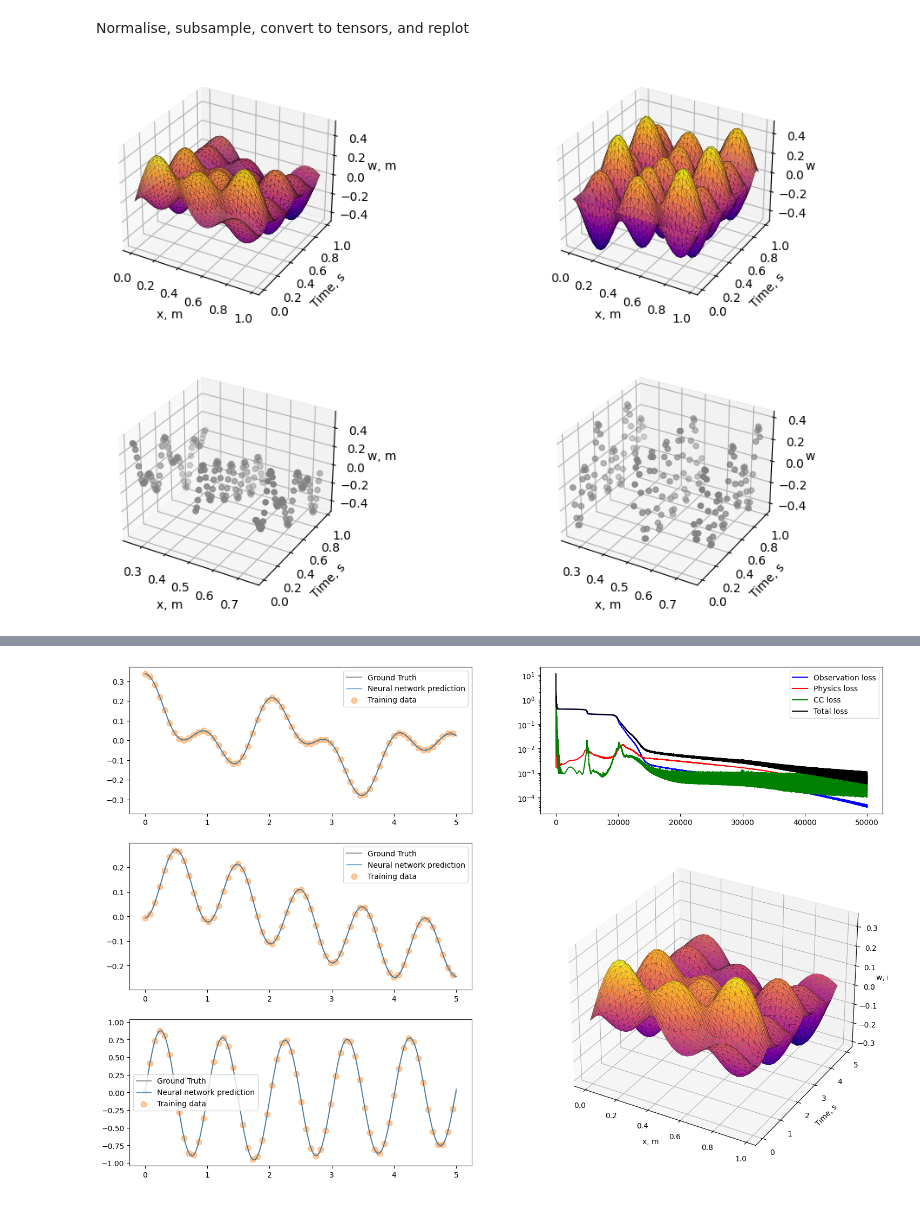
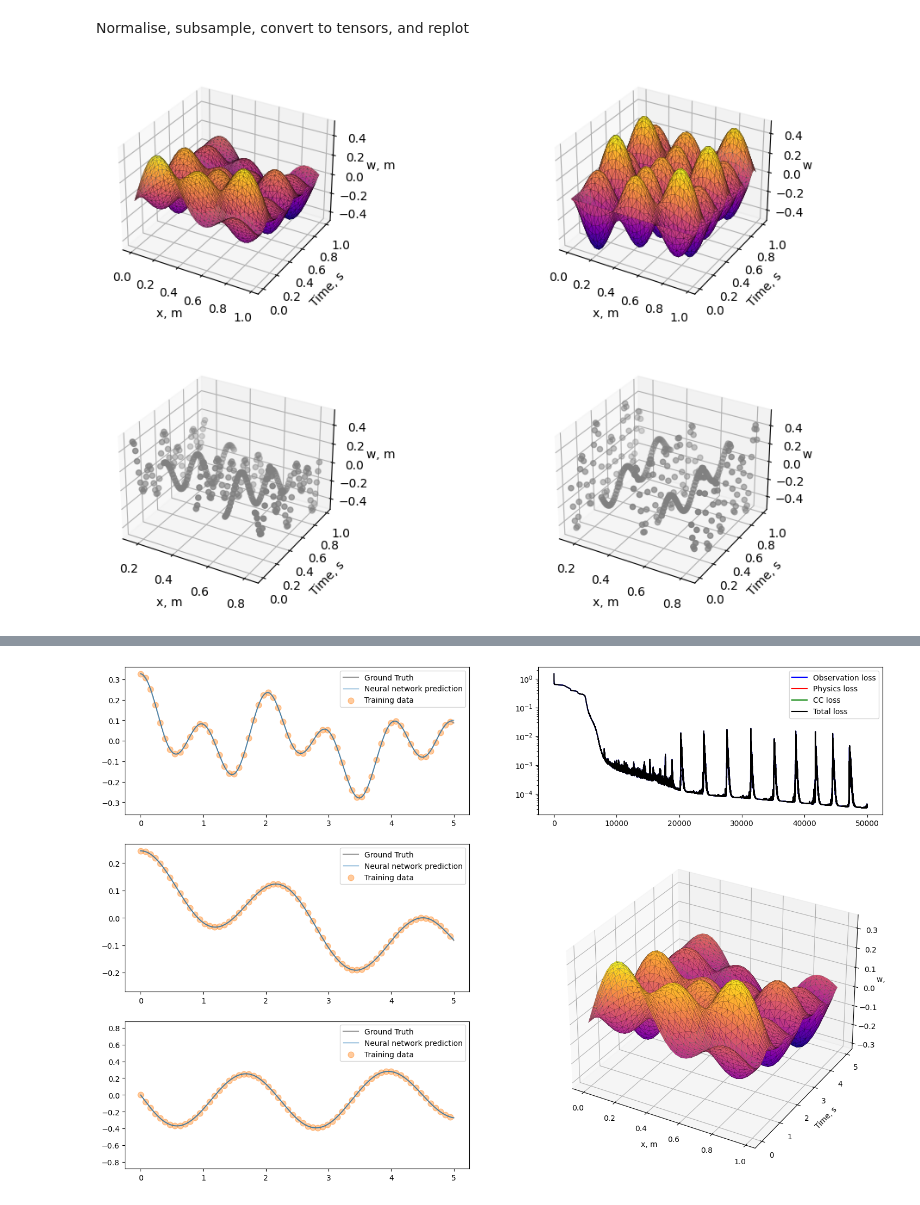
Before and after one commit to MarcusHA94/structural-dynamics-pinns, a Jupyter notebook: beam_instance/beam_instance.ipynb, the cells around one changed output, grey strips where cells are left out. Drawn from its saved outputs; the diff is of its cells as text; code cells hidden in the pictures.

```diff
--- a/beam_instance/beam_instance.ipynb
+++ b/beam_instance/beam_instance.ipynb
@@ -122,7 +119,7 @@ plot_vib_surface(axs[1], xx, t_span, wwd, 2)
 # %% [output]
 [figure]
 # %%
-n_sens = 3
+n_sens = 5
 sens_distance = xx[-1]/(n_sens+1)  # distance between sensors
 s_locs = np.arange(sens_distance, xx[-1], sens_distance)  # target location of sensors
 s_ids = [np.argmin(np.abs(xx - s_locs[i])) for i in range(n_sens)]
@@ -167,7 +164,7 @@ plot_vib_surface(axs[0,1], x_hat, t_hat, wd_hat_gt, 2)
 plot_vib_scatter(axs[1,0], np.tile(x_data.reshape(1,-1), (t_data.shape[0], 1)), np.tile(t_data.reshape(-1,1), (1, x_data.shape[0])), w_data)
 plot_vib_scatter(axs[1,1], np.tile(x_data.reshape(1,-1), (t_data.shape[0], 1)), np.tile(t_data.reshape(-1,1), (1, x_data.shape[0])), wd_data)
 # %% [output]
-[figure, old version]
+[figure, new version]
 # %%
 ground_truth = {
     "t_hat" : torch.tensor(t_hat, dtype=torch.float32),
@@ -300,8 +297,8 @@ print_step = 2000
 loss_hist = []
 lambds = {
     'obs' : 1.0,
-    'ode' : 1.0,
-    'cc' : 1.0
+    'ode' : 0.0,
+    'cc' : 0.0
 }
 
 beam_pinn_model.set_switches(lambds)
@@ -350 +347 @@ Epoch: 49999    --------        Loss: 0.000375
-[figure, old version]
+[figure, new version]
```
Also changed, not shown: parts of 3 cells of this notebook, 4 other files.
